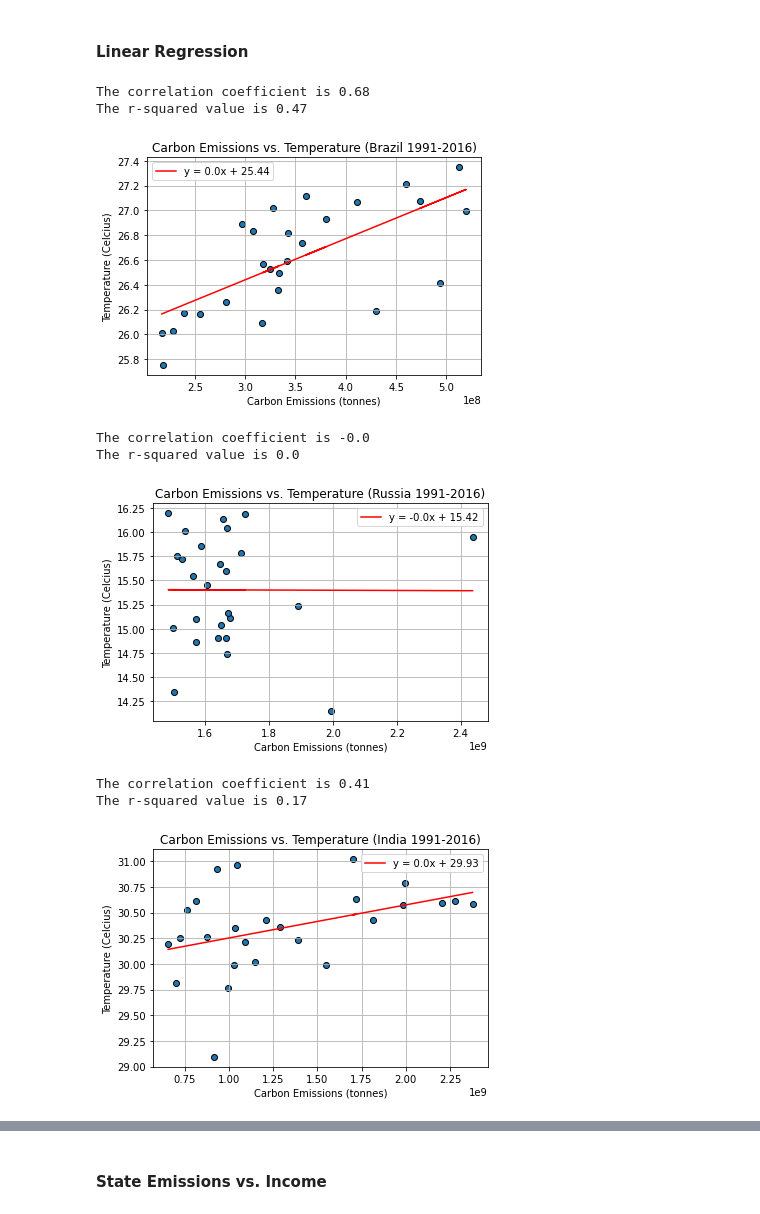
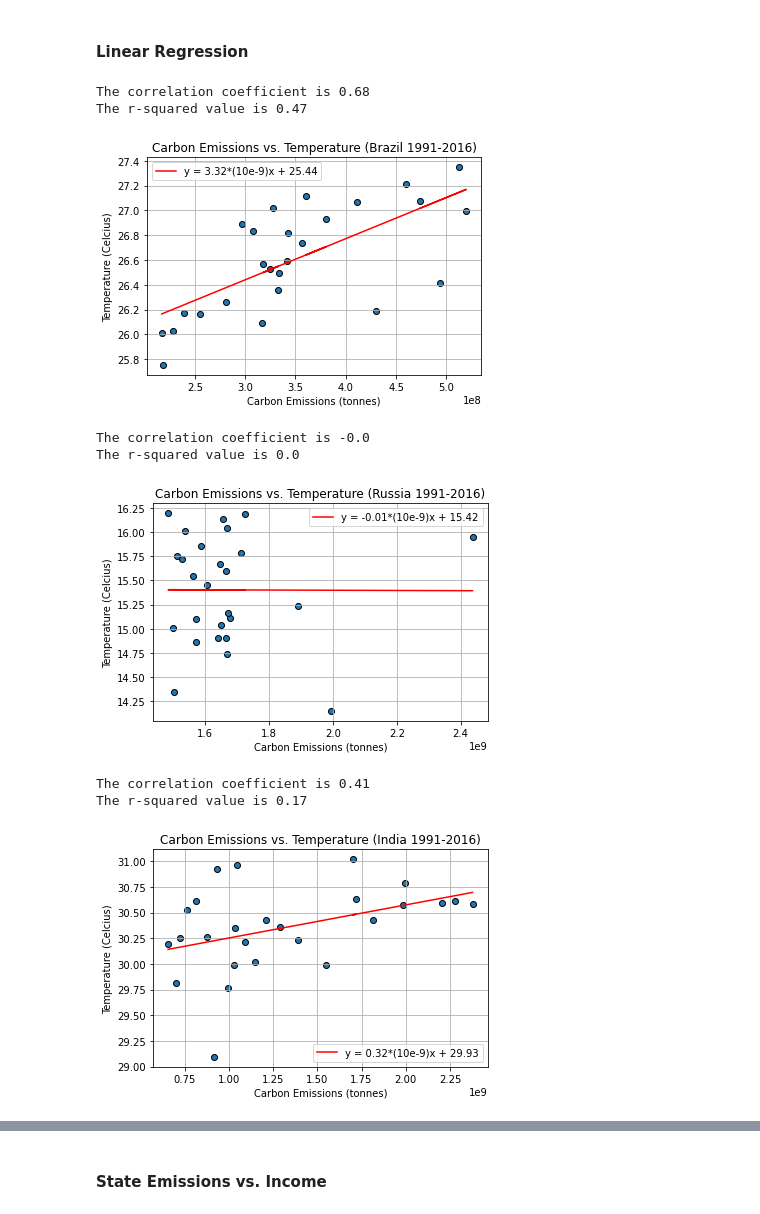
Before and after one commit to sunwoo-kim20/global-climate-change-analysis, a Jupyter notebook: project-1-analysis.ipynb, the cells around one changed output, grey strips where cells are left out. Drawn from its saved outputs; the diff is of its cells as text; code cells hidden in the pictures.

```diff
--- a/project-1-analysis.ipynb
+++ b/project-1-analysis.ipynb
@@ -17,3 +14,10 @@ from config import g_key
+# %%
+# Import CSV file exports from cleaning notebook to Pandas Dataframe
+
+co2_country_df = pd.read_csv("output-data/cleaned-data/co2-emissions-countries-cleaned.csv")
+co2_gdp_merge_df = pd.read_csv("output-data/cleaned-data/co2-gdp-2016-merge.csv")
+bric_merge_df = pd.read_csv("output-data/cleaned-data/bric-merge-data.csv")
+us_merge_df = pd.read_csv("output-data/cleaned-data/us-states-merge.csv")
 # %%
 # Define function to run linear regression.
 def lin_regress(independent, dependent):
@@ -167,3 +40,23 @@ co2_gdp_merge_df.head(10)
+# %%
+# Define function to run linear regression when the slope is very small.
+def lin_regress_small(independent, dependent):
+
+    # Use scipy to calculate values for regression
+    mask = ~np.isnan(independent) & ~np.isnan(dependent)
+    (slope, intercept, rvalue, pvalue, stderr) = linregress(independent[mask], dependent[mask])
+    # Calculate the regression values
+    regress_vals = independent*slope + intercept
+    slope_string = f"{round(slope*(10**9), 2)}*(10e-9)"
+
+    # Create string variable that holds the regression line's equation
+    line_eq = f"y = {slope_string}x + {round(intercept, 2)}"
+
+    # Plot scatter and regression line on top of scatter plot
+    plt.scatter(independent, dependent, edgecolors = "black")
+    plt.plot(independent, regress_vals, color = "r", label = line_eq)
+    plt.legend(loc = "best")
+    print(f"The correlation coefficient is {round(rvalue, 2)}")
+    print(f"The r-squared value is {round(rvalue**2,2)}")
 # %%
 lin_regress(co2_gdp_merge_df.gdp_2016, co2_gdp_merge_df.annual_co2_tonnes)
 
@@ -337,3 +72,0 @@ bric_temp_df.Code = [code.strip() for code in bric_temp_df.Code]
-# %%
-# Merging BRIC emissions with BRIC temperatures
-bric_merge_df = bric_temp_df.merge(co2_country_df, how = 'left', on = ['Country', 'Year', 'Code'])
@@ -404,39 +114,42 @@ Please select a year between 1991 and 2016:2016
 #### Linear Regression
 # %%
 # Brazil
-lin_regress(brazil_df.annual_co2_tonnes, brazil_df.Temperature_C)
+lin_regress_small(brazil_df.annual_co2_tonnes, brazil_df.Temperature_C)
 plt.title("Carbon Emissions vs. Temperature (Brazil 1991-2016)")
 plt.xlabel("Carbon Emissions (tonnes)")
 plt.ylabel("Temperature (Celcius)")
 plt.grid(True)
+plt.savefig("output-data/images/brazil-regression.png")
 plt.show()
 # %% [output]
 The correlation coefficient is 0.68
 The r-squared value is 0.47
-[figure, old version]
+[figure, new version]
 # %%
 # Russia
-lin_regress(russia_df.annual_co2_tonnes, russia_df.Temperature_C)
+lin_regress_small(russia_df.annual_co2_tonnes, russia_df.Temperature_C)
 plt.title("Carbon Emissions vs. Temperature (Russia 1991-2016)")
 plt.xlabel("Carbon Emissions (tonnes)")
 plt.ylabel("Temperature (Celcius)")
 plt.grid(True)
+plt.savefig("output-data/images/russia-regression.png")
 plt.show()
 # %% [output]
 The correlation coefficient is -0.0
 The r-squared value is 0.0
-[figure, old version]
+[figure, new version]
 # %%
 # India
-lin_regress(india_df.annual_co2_tonnes, india_df.Temperature_C)
+lin_regress_small(india_df.annual_co2_tonnes, india_df.Temperature_C)
 plt.title("Carbon Emissions vs. Temperature (India 1991-2016)")
 plt.xlabel("Carbon Emissions (tonnes)")
 plt.ylabel("Temperature (Celcius)")
 plt.grid(True)
+plt.savefig("output-data/images/india-regression.png")
 plt.show()
 # %% [output]
 The correlation coefficient is 0.41
 The r-squared value is 0.17
-[figure, old version]
+[figure, new version]
 # %%
 # China
```
Also changed, not shown: parts of 35 cells of this notebook, 2 other files.
